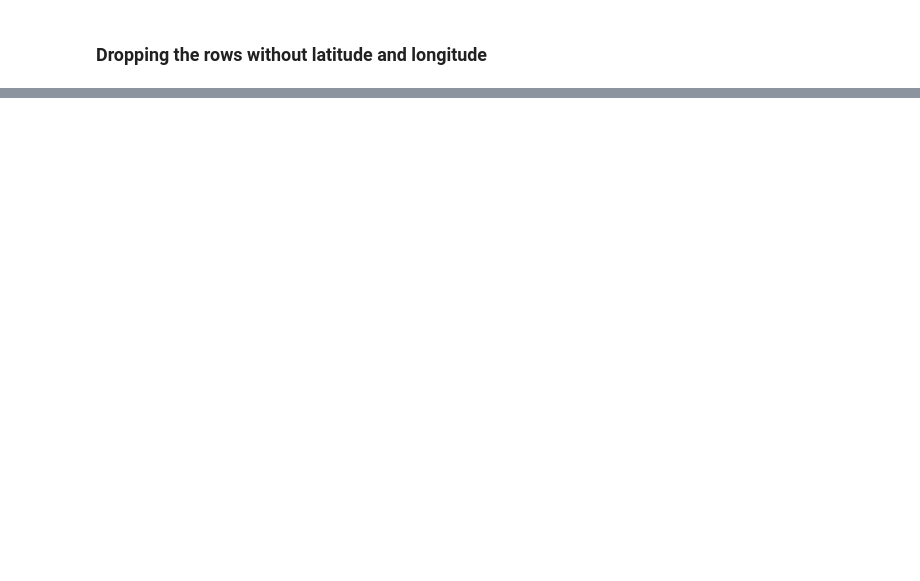
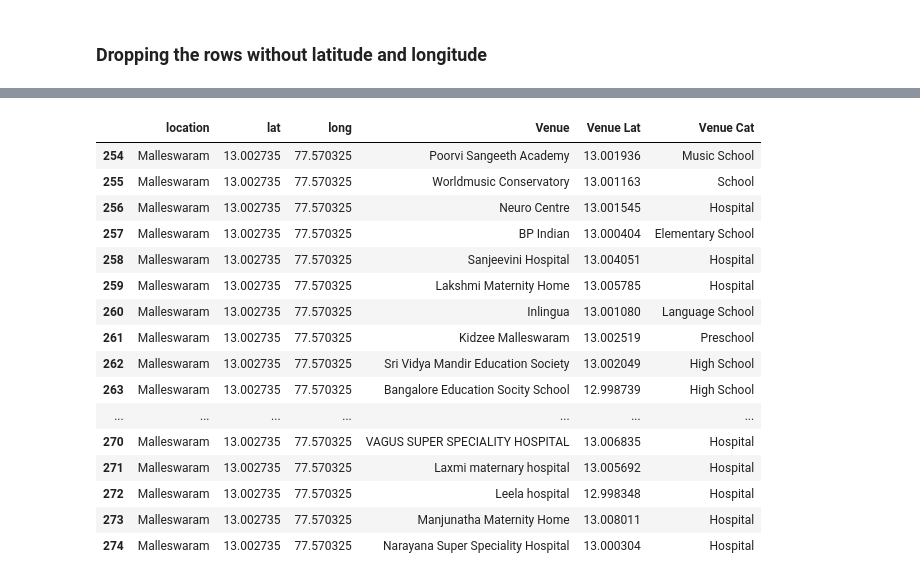
Before and after one commit to Raviyadav144/IBM-Data-Science-Capstone-Project, a Jupyter notebook: Final Project.ipynb, the cells around one changed output, grey strips where cells are left out. Cells and saved outputs as stored; diff of their text form; code cells hidden in the pictures; blank space fills up the shorter version.

Commit message:
Completed Project

```diff
--- a/Final Project.ipynb
+++ b/Final Project.ipynb
@@ -145,0 +157,10 @@ map_ben
+# %%
+def get_category_type (row):
+    try:
+        categories_list = row['categories']
+    except:
+        categories_list = row["venue.categories"]
+    if len(categories_list) == 0:
+        return None
+    else:
+        return categories_list[0]['name']
@@ -145,0 +196,28 @@ map_ben
+# %%
+def getNearbyVenues(names,latitudes, longitudes , radius = 500,limit=50):
+    venues_list=[]
+    for name , lat, lng in zip (names , latitudes , longitudes):
+        #creating the url request
+        url = 'https://api.foursquare.com/v2/venues/search?&client_id={}&client_secret={}&v={}&ll={},{}&radius={}&limit={}&categoryId=4bf58dd8d48988d13b941735,4bf58dd8d48988d196941735,4bf58dd8d48988d15a941735'.format(
+    CLIENT_ID,
+    CLIENT_SECRET,
+    VERSION,
+    lat,
+    lng,
+    radius,
+    limit)
+
+        #making the request
+        results = requests.get(url).json()['response']
+        #getting required informations only
+
+        for i in range (len(results["venues"])):
+            venues_list.append([name,lat,lng,
+                        results['venues'][i]['name'],
+                        results["venues"][i]["location"]["lat"],
+                        results["venues"][i]['categories'][0]["name"]])
+    nearby_venues=pd.DataFrame(venues_list,columns=['location','lat',"long","Venue","Venue Lat","Venue Cat"])
+
+    return (nearby_venues)
+# %%
+df=pd.read_csv(r"C:\Users\Ravi\Desktop\projects\bngl.csv")
@@ -145,0 +233,4 @@ map_ben
+# %%
+bnglu_venues= getNearbyVenues(names = df["Location"],
+                             latitudes= df["Latitude"],
+                             longitudes = df["Longitude"])
@@ -145,0 +282,20 @@ map_ben
+# %%
+bnglu_venues[bnglu_venues["location"] == "Malleswaram"]
+# %% [output]
+|  | location | lat | long | Venue | Venue Lat | Venue Cat |
+| 254 | Malleswaram | 13.002735 | 77.570325 | Poorvi Sangeeth Academy | 13.001936 | Music School |
+| 255 | Malleswaram | 13.002735 | 77.570325 | Worldmusic Conservatory | 13.001163 | School |
+| 256 | Malleswaram | 13.002735 | 77.570325 | Neuro Centre | 13.001545 | Hospital |
+| 257 | Malleswaram | 13.002735 | 77.570325 | BP Indian | 13.000404 | Elementary School |
+| 258 | Malleswaram | 13.002735 | 77.570325 | Sanjeevini Hospital | 13.004051 | Hospital |
+| 259 | Malleswaram | 13.002735 | 77.570325 | Lakshmi Maternity Home | 13.005785 | Hospital |
+| 260 | Malleswaram | 13.002735 | 77.570325 | Inlingua | 13.001080 | Language School |
+| 261 | Malleswaram | 13.002735 | 77.570325 | Kidzee Malleswaram | 13.002519 | Preschool |
+| 262 | Malleswaram | 13.002735 | 77.570325 | Sri Vidya Mandir Education Society | 13.002049 | High School |
+| 263 | Malleswaram | 13.002735 | 77.570325 | Bangalore Education Socity School | 12.998739 | High School |
+| ... | ... | ... | ... | ... | ... | ... |
+| 270 | Malleswaram | 13.002735 | 77.570325 | VAGUS SUPER SPECIALITY HOSPITAL | 13.006835 | Hospital |
+| 271 | Malleswaram | 13.002735 | 77.570325 | Laxmi maternary hospital | 13.005692 | Hospital |
+| 272 | Malleswaram | 13.002735 | 77.570325 | Leela hospital | 12.998348 | Hospital |
+| 273 | Malleswaram | 13.002735 | 77.570325 | Manjunatha Maternity Home | 13.008011 | Hospital |
+| 274 | Malleswaram | 13.002735 | 77.570325 | Narayana Super Speciality Hospital | 13.000304 | Hospital |
```
Also changed, not shown: parts of 56 cells of this notebook.
